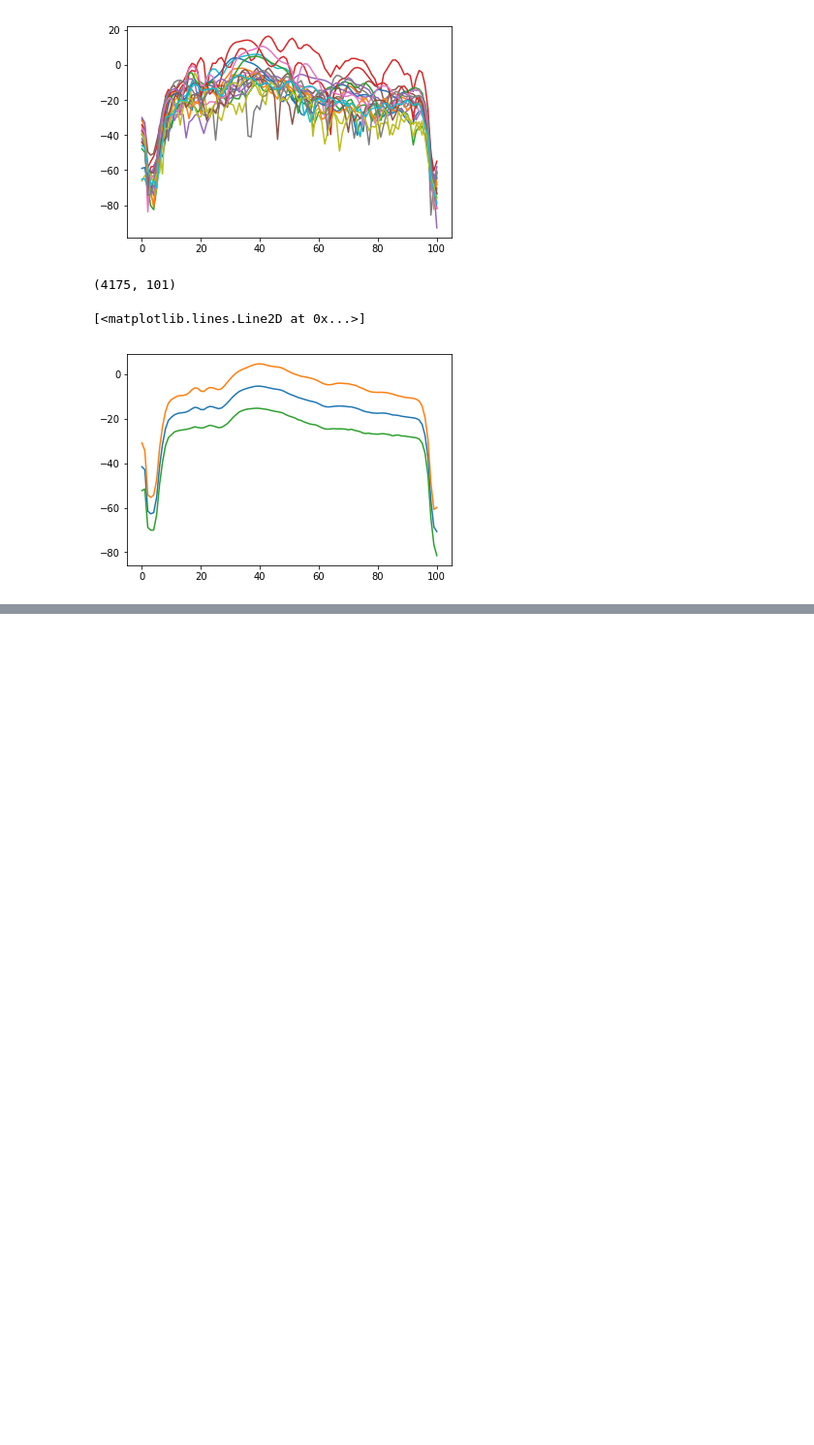
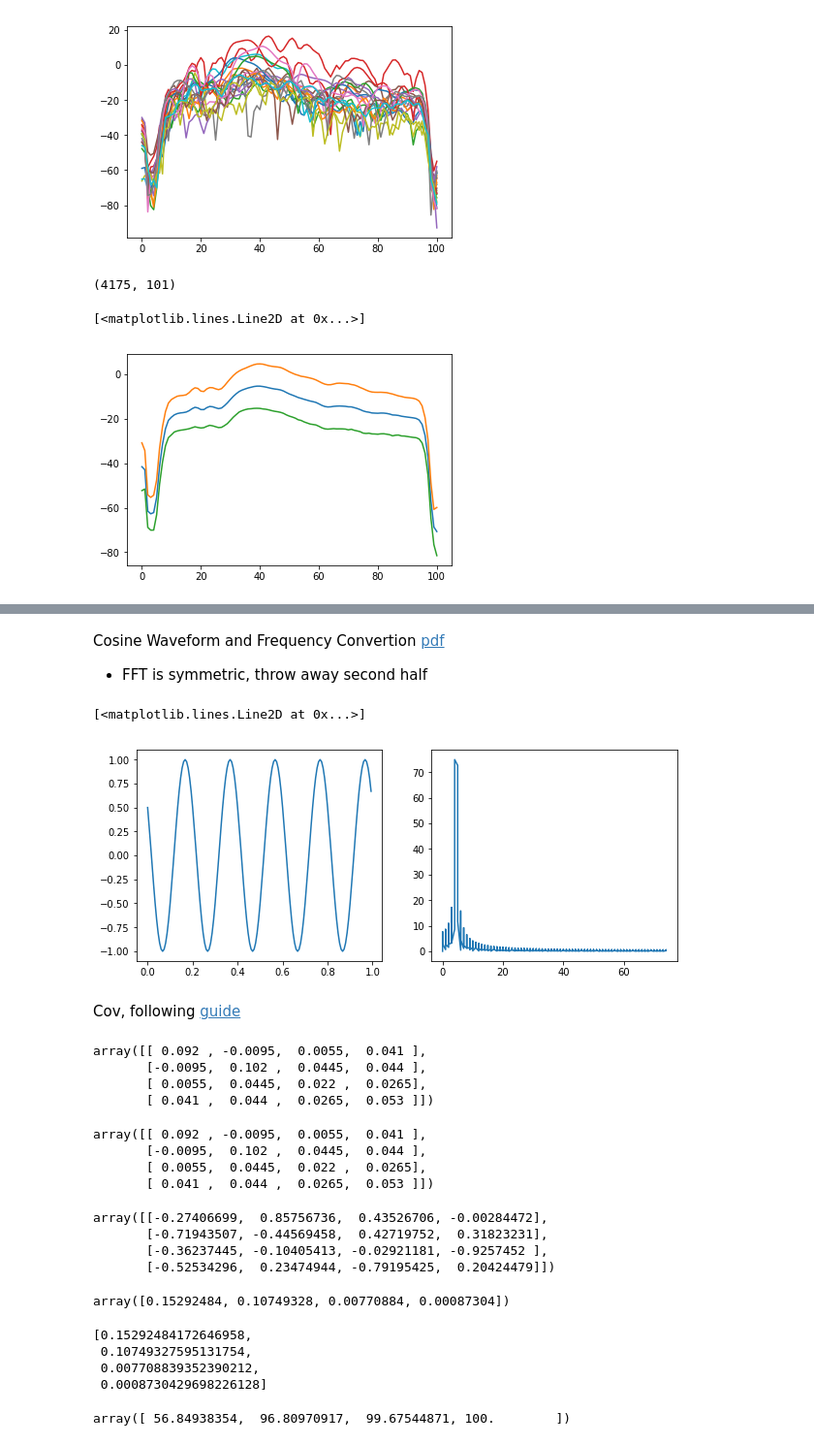
Before and after one commit to yoavfreund/BeakedWhaleClassification, a Jupyter notebook: Jingwu/ToyTest.ipynb, the cells around one changed output, grey strips where cells are left out. Shown at 97% size. Cells and saved outputs as stored; diff of their text form; code cells hidden in the pictures; blank space fills up the shorter version.

```diff
--- a/Jingwu/ToyTest.ipynb
+++ b/Jingwu/ToyTest.ipynb
@@ -204,0 +247,24 @@ plt.plot(mean-var)
+# %% [markdown]
+Cosine Waveform and Frequency Convertion [pdf](https://www.utdallas.edu/~dlm/3350%20comm%20sys/FFTandMatLab-wanjun%20huang.pdf)
+- FFT is symmetric, throw away second half
+# %%
+plt.figure(figsize=(10,4))
+Fs = 150
+t = np.arange(0, 1, 1.0/Fs)
+f = 5
+pha = 1.0/3*np.pi
+x = np.cos(2.0*np.pi*t*f + pha)
+nfft = 1024
+X = np.fft.fft(x, nfft)
+X = X[:nfft/2]
+mx = abs(X)
+f = np.arange(0, nfft/2) * Fs/nfft
+plt.subplot(1,2,1)
+plt.plot(t,x)
+plt.subplot(1,2,2)
+plt.plot(f,mx)
+# %% [output]
+[<matplotlib.lines.Line2D at 0x...>]
+[figure, added]
+# %% [markdown]
+Cov, following [guide](https://plot.ly/ipython-notebooks/principal-component-analysis/#covariance-matrix)
@@ -204,0 +277,7 @@ plt.plot(mean-var)
+# %%
+np.cov(X, rowvar=False)
+# %% [output]
+array([[ 0.092 , -0.0095,  0.0055,  0.041 ],
+       [-0.0095,  0.102 ,  0.0445,  0.044 ],
+       [ 0.0055,  0.0445,  0.022 ,  0.0265],
+       [ 0.041 ,  0.044 ,  0.0265,  0.053 ]])
@@ -204,0 +292,8 @@ plt.plot(mean-var)
+# %%
+cov = computeCOV(X)
+cov
+# %% [output]
+array([[ 0.092 , -0.0095,  0.0055,  0.041 ],
+       [-0.0095,  0.102 ,  0.0445,  0.044 ],
+       [ 0.0055,  0.0445,  0.022 ,  0.0265],
+       [ 0.041 ,  0.044 ,  0.0265,  0.053 ]])
@@ -204,0 +302,18 @@ plt.plot(mean-var)
+# %%
+u
+# %% [output]
+array([[-0.27406699,  0.85756736,  0.43526706, -0.00284472],
+       [-0.71943507, -0.44569458,  0.42719752,  0.31823231],
+       [-0.36237445, -0.10405413, -0.02921181, -0.9257452 ],
+       [-0.52534296,  0.23474944, -0.79195425,  0.20424479]])
+# %%
+s
+# %% [output]
+array([0.15292484, 0.10749328, 0.00770884, 0.00087304])
+# %%
+sorted(s, reverse=True)
+# %% [output]
+[0.15292484172646958,
+ 0.10749327595131754,
+ 0.007708839352390212,
+ 0.0008730429698226128]
@@ -204,0 +324,4 @@ plt.plot(mean-var)
+# %%
+cum_var_exp
+# %% [output]
+array([ 56.84938354,  96.80970917,  99.67544871, 100.        ])
```
Also changed, not shown: parts of 18 cells of this notebook.
